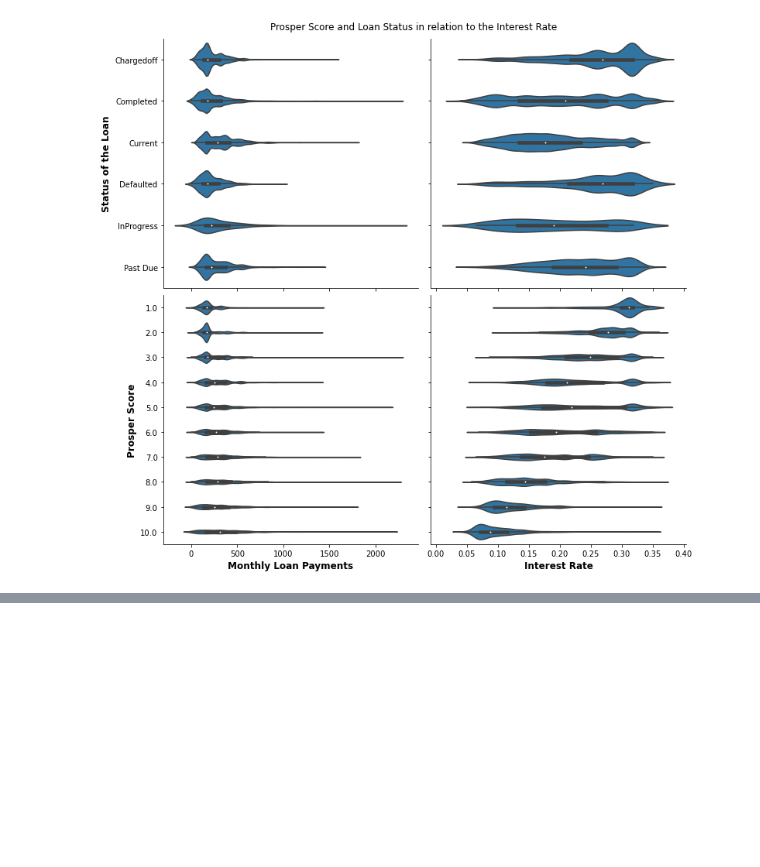
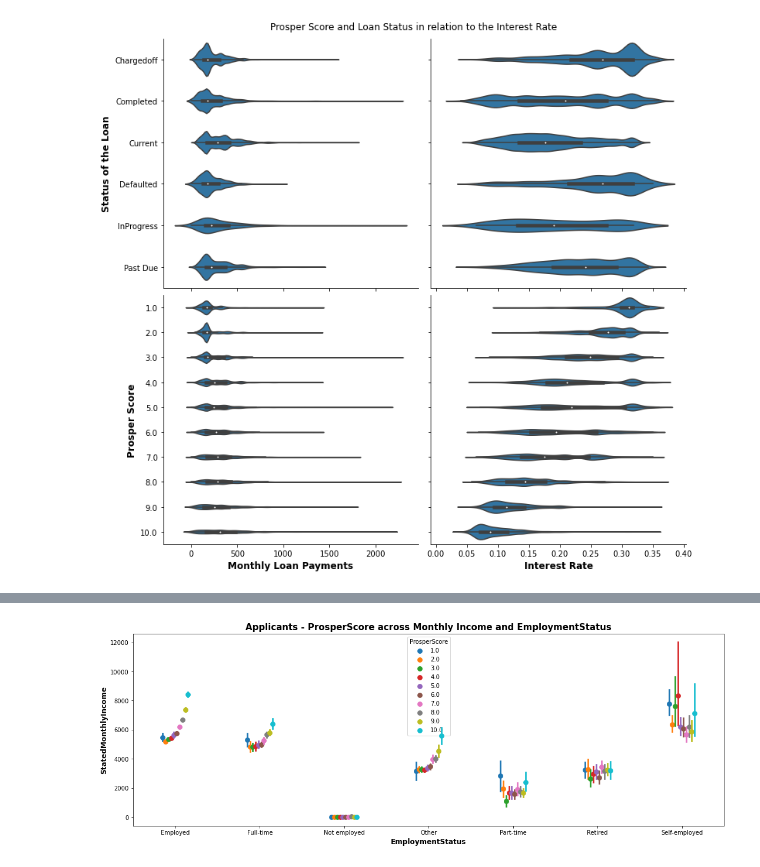
Before and after one commit to mehulzawar92/exploratory-analysis, a Jupyter notebook: explanatory_analysis_slide_show.ipynb, the cells around one changed output, grey strips where cells are left out. Saved outputs shown, nothing was run; the diff lists cells and outputs as text; code cells hidden in the pictures; blank space fills up the shorter version.

```diff
--- a/explanatory_analysis_slide_show.ipynb
+++ b/explanatory_analysis_slide_show.ipynb
@@ -111,0 +116,9 @@ g.fig.suptitle('Prosper Score and Loan Status in relation to the Interest Rate')
+# %%
+plt.figure(figsize = (18,6))
+sns.pointplot(data = loan_data_clean, x = 'EmploymentStatus', y = 'StatedMonthlyIncome', hue = 'ProsperScore',
+              dodge = 0.3, linestyles = "")
+plt.title('Applicants - ProsperScore across Monthly Income and EmploymentStatus', fontweight = 'bold', fontsize = 15)
+plt.xlabel('EmploymentStatus', fontweight = 'bold', fontsize = 12)
+plt.ylabel('StatedMonthlyIncome', fontweight = 'bold', fontsize = 12);
+# %% [output]
+[figure, added]
```
Also changed, not shown: parts of 2 cells of this notebook, 3 other files.
